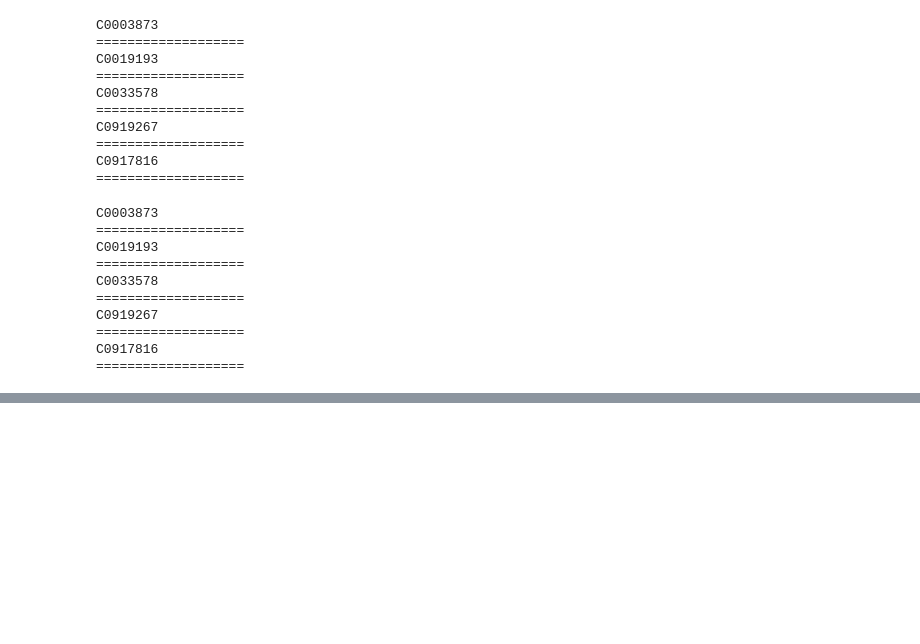
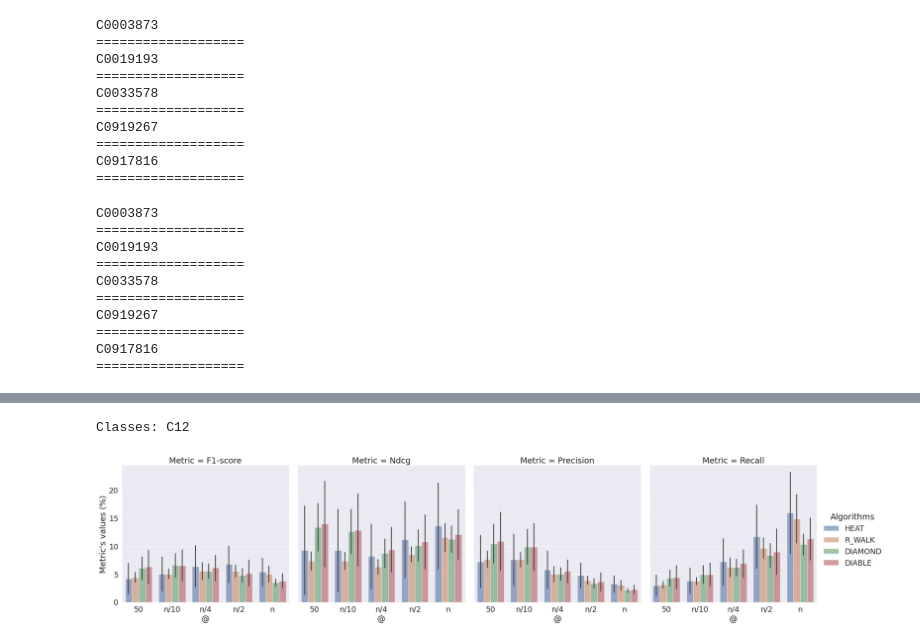
Before and after one commit to stdrr/BI-Project, a Jupyter notebook: Analysis.ipynb, the cells around one changed output, grey strips where cells are left out. Saved outputs shown, nothing was run; the diff lists cells and outputs as text; code cells hidden in the pictures; blank space fills up the shorter version.

```diff
--- a/Analysis.ipynb
+++ b/Analysis.ipynb
@@ -467,0 +606,13 @@ results_files = [f'data/results/{disease}/metrics_{algorithm}_{disease}.json' fo
+# %%
+# C12
+classes = 'C12'
+print('Classes: %s' % (classes.replace('_', ', ')))
+df_avg, df_std = get_avg_std_res([diseases[2]])
+df_avg = replace_cutoff_symbol(df_avg)
+df_std = replace_cutoff_symbol(df_std)
+df = aggregate_results(df_avg, df_std, how='+-std')
+plot_res(df, drop_index=False)
+plt.savefig('data/results/imgs/%s.png' % (classes))
+# %% [output]
+Classes: C12
+[figure, added]
```
Also changed, not shown: parts of 32 cells of this notebook.
